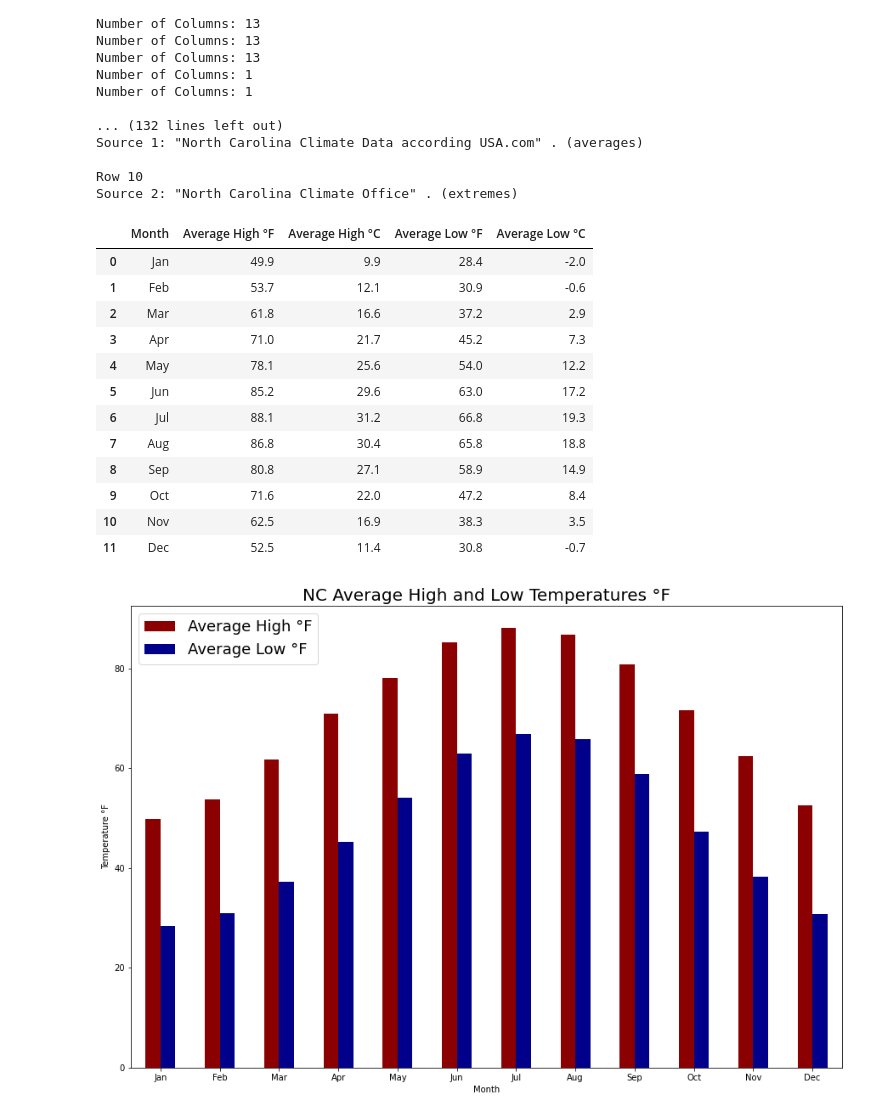
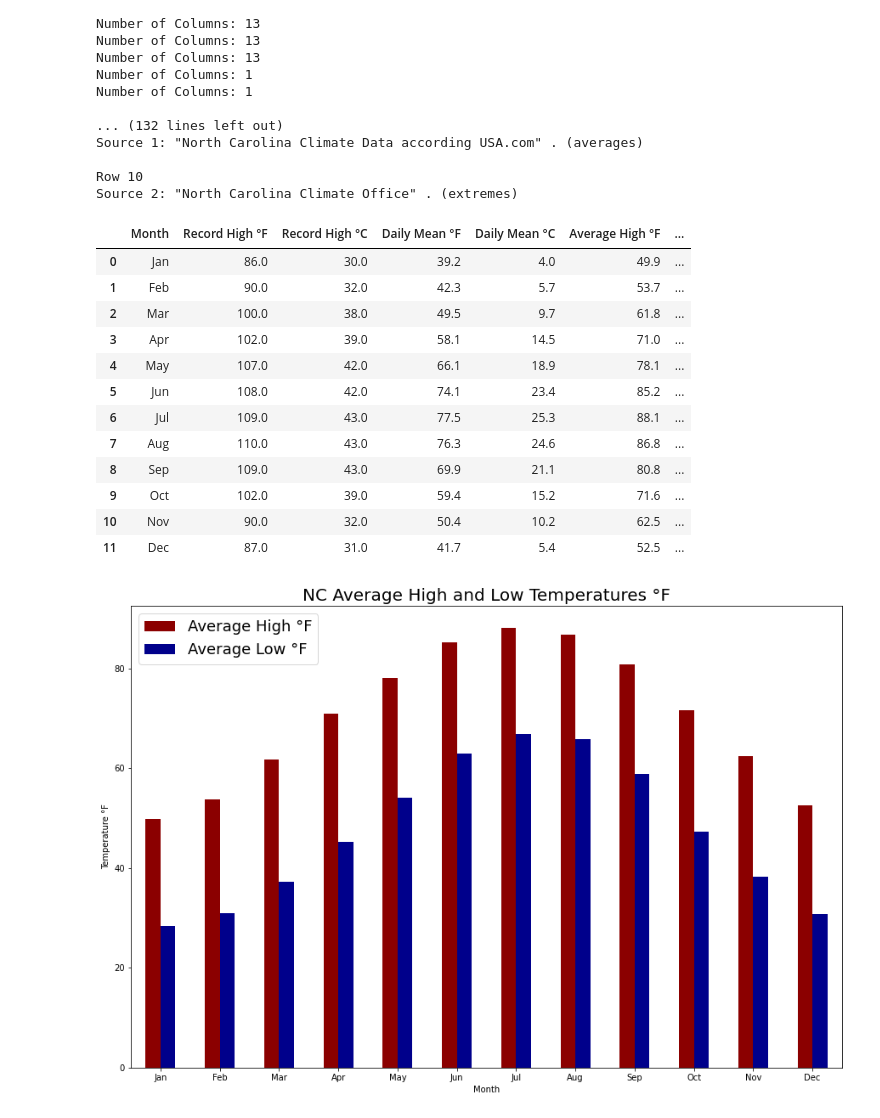
Before and after one commit to SBH1996/-CSC221-SBH1996-GroupProject-, a Jupyter notebook: CSC 221-GroupProject.ipynb, the cells around one changed output. Saved outputs shown, nothing was run; the diff lists cells and outputs as text; code cells hidden in the pictures.

```diff
--- a/CSC 221-GroupProject.ipynb
+++ b/CSC 221-GroupProject.ipynb
@@ -78,10 +78,20 @@ import re
 
 # lists
 periods = []
+daily_mean_f = []
+daily_mean_c = []
+record_high_f = []
+record_high_c = []
+record_low_f = []
+record_low_c = []
 average_high_f = []
 average_low_f = []
 average_high_c = []
 average_low_c = []
+average_precipitation_in = []
+average_precipitation_mm = []
+average_snowfall_in = []
+average_snowfall_mm = []
 
 # store data
 for row in rows:
@@ -111,38 +121,63 @@ for row in rows:
             imperial = float(imperial)
             metric = float(metric)
             # store the data
-            if rows.index(row) == 3:
+            if rows.index(row) == 2:
+                record_high_f.append(imperial)
+                record_high_c.append(metric)
+            elif rows.index(row) == 3:
                 average_high_f.append(imperial)
                 average_high_c.append(metric)
+            elif rows.index(row) == 4:
+                daily_mean_f.append(imperial)
+                daily_mean_c.append(metric)
             elif rows.index(row) == 5:
                 average_low_f.append(imperial)
                 average_low_c.append(metric)
+            elif rows.index(row) == 6:
+                record_low_f.append(imperial)
+                record_low_c.append(metric)
+            elif rows.index(row) == 7:
+                average_precipitation_in.append(imperial)
+                average_precipitation_mm.append(metric)
+            elif rows.index(row) == 8:
+                average_snowfall_in.append(imperial)
+                average_snowfall_mm.append(metric)
 # %%
 #Basic table for the gathered data to enable checking the graph for inaccuracies
 
 import pandas as pd
 
 df = pd.DataFrame(periods,columns=['Month'])
+df['Record High °F'] = record_high_f
+df['Record High °C'] = record_high_c
+df['Daily Mean °F'] = daily_mean_f
+df['Daily Mean °C'] = daily_mean_c
 df['Average High °F'] = average_high_f
 df['Average High °C'] = average_high_c
 df['Average Low °F'] = average_low_f
 df['Average Low °C'] = average_low_c
+df['Record Low °F'] = record_low_f
+df['Record Low °C'] = record_low_c
+df['Average Precipitation (in)'] = average_precipitation_in
+df['Average Precipitation (mm)'] = average_precipitation_mm
+df['Average Snowfall (in)'] = average_snowfall_in
+df['Average Snowfall (mm)'] = average_snowfall_mm
 months = df.drop([12])
 months
 # %% [output]
-|  | Month | Average High °F | Average High °C | Average Low °F | Average Low °C |
-| 0 | Jan | 49.9 | 9.9 | 28.4 | -2.0 |
-| 1 | Feb | 53.7 | 12.1 | 30.9 | -0.6 |
-| 2 | Mar | 61.8 | 16.6 | 37.2 | 2.9 |
-| 3 | Apr | 71.0 | 21.7 | 45.2 | 7.3 |
-| 4 | May | 78.1 | 25.6 | 54.0 | 12.2 |
-| 5 | Jun | 85.2 | 29.6 | 63.0 | 17.2 |
-| 6 | Jul | 88.1 | 31.2 | 66.8 | 19.3 |
-| 7 | Aug | 86.8 | 30.4 | 65.8 | 18.8 |
-| 8 | Sep | 80.8 | 27.1 | 58.9 | 14.9 |
-| 9 | Oct | 71.6 | 22.0 | 47.2 | 8.4 |
-| 10 | Nov | 62.5 | 16.9 | 38.3 | 3.5 |
-| 11 | Dec | 52.5 | 11.4 | 30.8 | -0.7 |
+|  | Month | Record High °F | Record High °C | Daily Mean °F | Daily Mean °C | Average High °F | ... |
+| 0 | Jan | 86.0 | 30.0 | 39.2 | 4.0 | 49.9 | ... |
+| 1 | Feb | 90.0 | 32.0 | 42.3 | 5.7 | 53.7 | ... |
+| 2 | Mar | 100.0 | 38.0 | 49.5 | 9.7 | 61.8 | ... |
+| 3 | Apr | 102.0 | 39.0 | 58.1 | 14.5 | 71.0 | ... |
+| 4 | May | 107.0 | 42.0 | 66.1 | 18.9 | 78.1 | ... |
+| 5 | Jun | 108.0 | 42.0 | 74.1 | 23.4 | 85.2 | ... |
+| 6 | Jul | 109.0 | 43.0 | 77.5 | 25.3 | 88.1 | ... |
+| 7 | Aug | 110.0 | 43.0 | 76.3 | 24.6 | 86.8 | ... |
+| 8 | Sep | 109.0 | 43.0 | 69.9 | 21.1 | 80.8 | ... |
+| 9 | Oct | 102.0 | 39.0 | 59.4 | 15.2 | 71.6 | ... |
+| 10 | Nov | 90.0 | 32.0 | 50.4 | 10.2 | 62.5 | ... |
+| 11 | Dec | 87.0 | 31.0 | 41.7 | 5.4 | 52.5 | ... |
 # %%
 #Formatting setup
 xtick_range = range(0,len(months))
```
Also changed, not shown: parts of 8 cells of this notebook.
